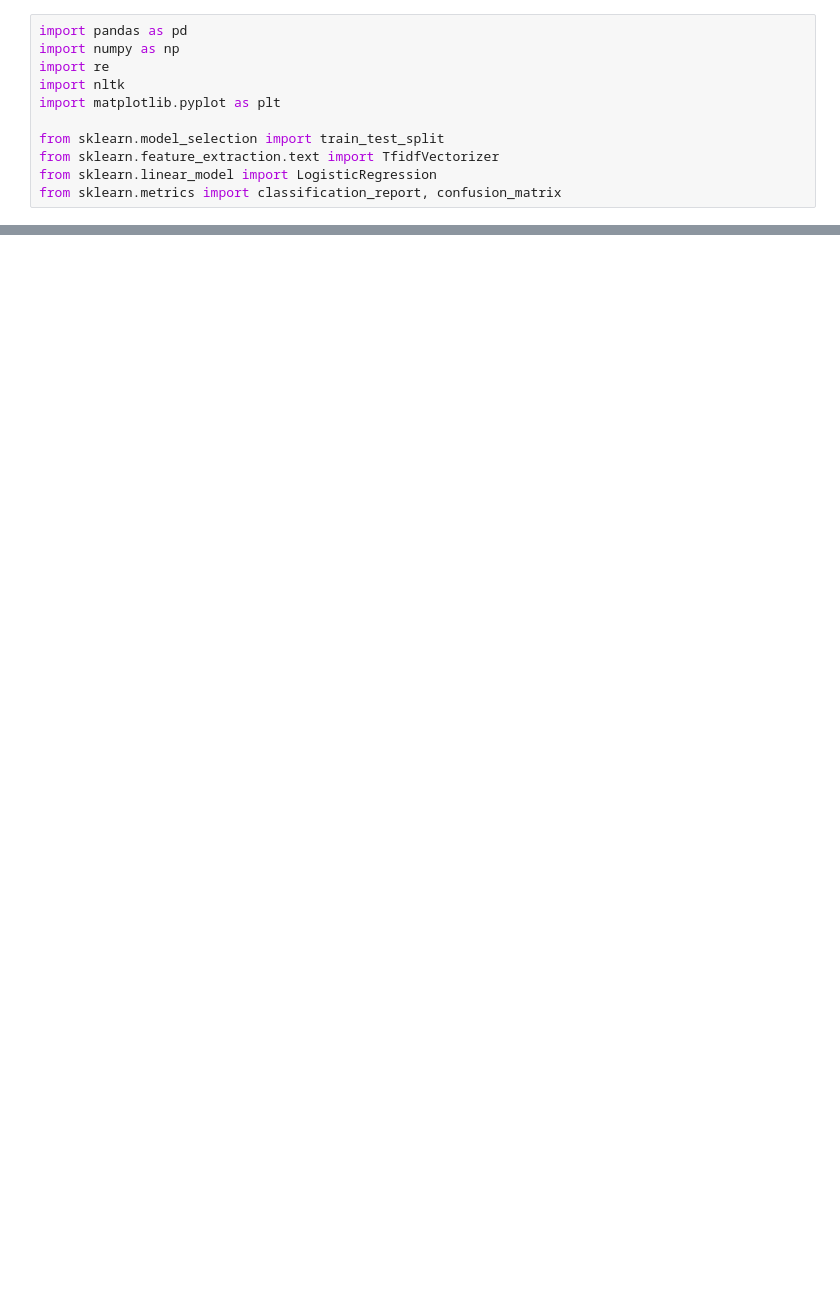
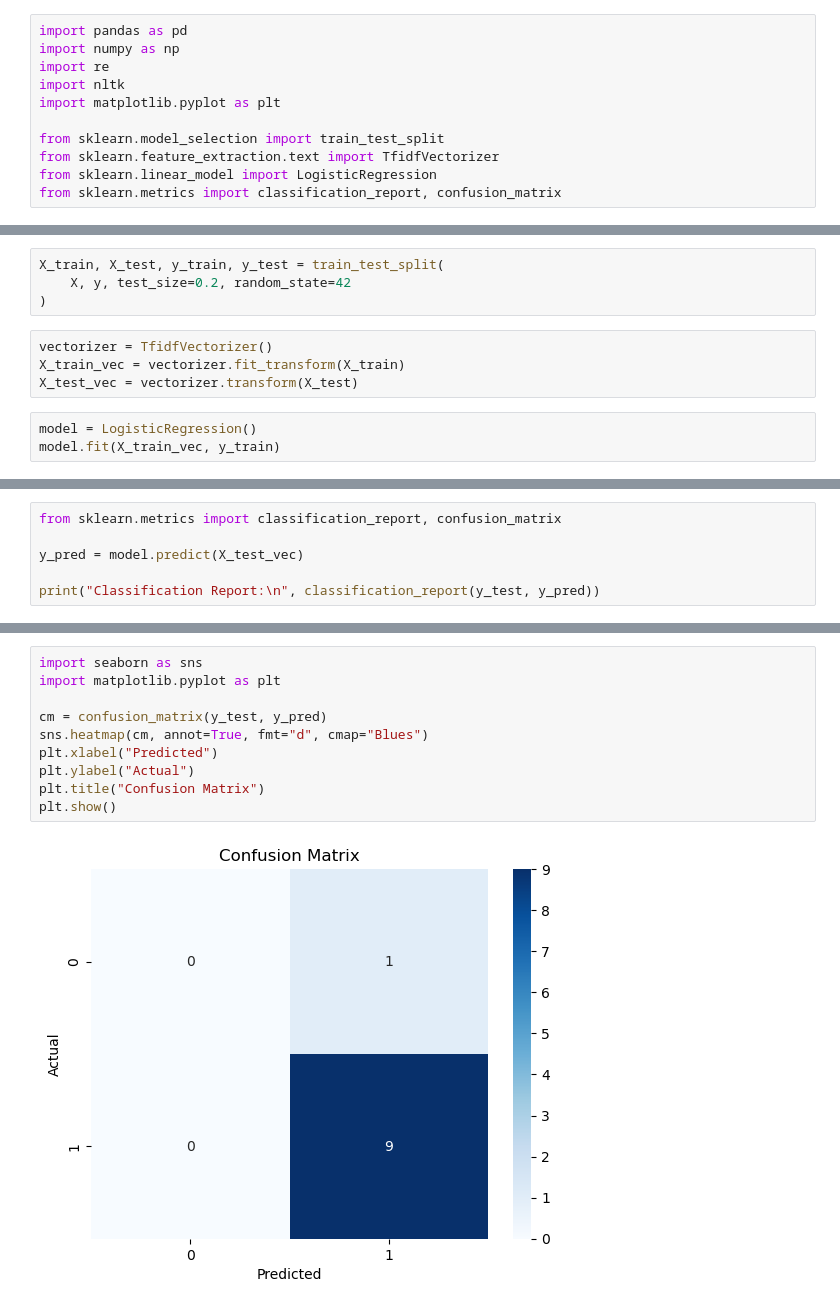
Before and after one commit to PriyaShrivastava25/Sentiment-Analysis-Amazon-Reviews, a Jupyter notebook: sentiment_analysis.ipynb, the cells around one changed output, grey strips where cells are left out. Cells and saved outputs as stored; diff of their text form; blank space fills up the shorter version.

```diff
--- a/sentiment_analysis.ipynb
+++ b/sentiment_analysis.ipynb
@@ -50,0 +67,11 @@ os.listdir()
+# %%
+X_train, X_test, y_train, y_test = train_test_split(
+    X, y, test_size=0.2, random_state=42
+)
+# %%
+vectorizer = TfidfVectorizer()
+X_train_vec = vectorizer.fit_transform(X_train)
+X_test_vec = vectorizer.transform(X_test)
+# %%
+model = LogisticRegression()
+model.fit(X_train_vec, y_train)
@@ -50,0 +107,6 @@ os.listdir()
+# %%
+from sklearn.metrics import classification_report, confusion_matrix
+
+y_pred = model.predict(X_test_vec)
+
+print("Classification Report:\n", classification_report(y_test, y_pred))
@@ -50,0 +123,12 @@ os.listdir()
+# %%
+import seaborn as sns
+import matplotlib.pyplot as plt
+
+cm = confusion_matrix(y_test, y_pred)
+sns.heatmap(cm, annot=True, fmt="d", cmap="Blues")
+plt.xlabel("Predicted")
+plt.ylabel("Actual")
+plt.title("Confusion Matrix")
+plt.show()
+# %% [output]
+[figure, added]
```
Also changed, not shown: parts of 12 cells of this notebook.
